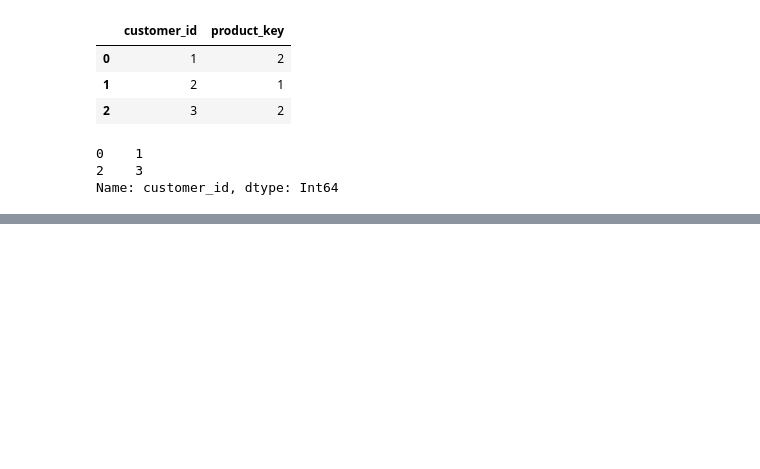
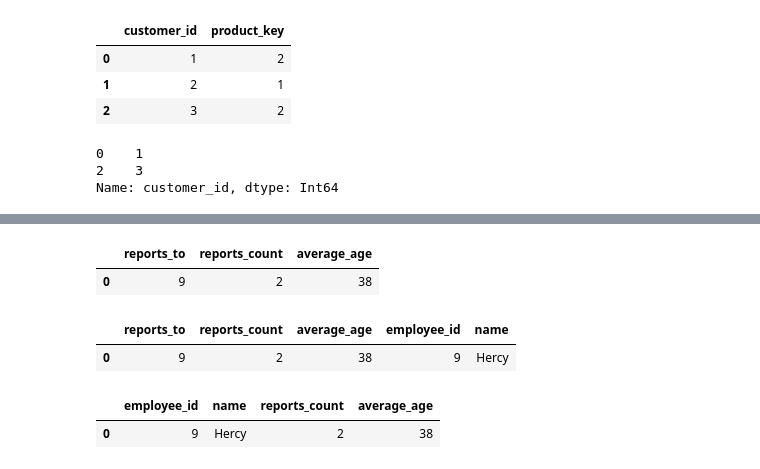
Before and after one commit to Swap-20/Leetcode-Pandas, a Jupyter notebook: Leetcode_Pandas.ipynb, the cells around one changed output, grey strips where cells are left out. Saved outputs shown, nothing was run; the diff lists cells and outputs as text; code cells hidden in the pictures; blank space fills up the shorter version.

```diff
--- a/Leetcode_Pandas.ipynb
+++ b/Leetcode_Pandas.ipynb
@@ -2597,0 +2617,25 @@ Name: customer_id, dtype: Int64
+# %%
+# groupby reports_to
+grouped = df[df['reports_to'].notnull()].groupby('reports_to').agg(
+    reports_count = ('employee_id', 'count'),
+    average_age = ('age', lambda x : round(x.mean()))
+).reset_index()
+grouped
+# %% [output]
+|  | reports_to | reports_count | average_age |
+| 0 | 9 | 2 | 38 |
+# %%
+result = grouped.merge(df[['employee_id','name']],
+                       left_on='reports_to',
+                       right_on='employee_id')
+result
+# %% [output]
+|  | reports_to | reports_count | average_age | employee_id | name |
+| 0 | 9 | 2 | 38 | 9 | Hercy |
+# %%
+result = result[['employee_id','name','reports_count','average_age']]
+result = result.sort_values('employee_id')
+result
+# %% [output]
+|  | employee_id | name | reports_count | average_age |
+| 0 | 9 | Hercy | 2 | 38 |
```
Also changed, not shown: parts of 2 cells of this notebook.
